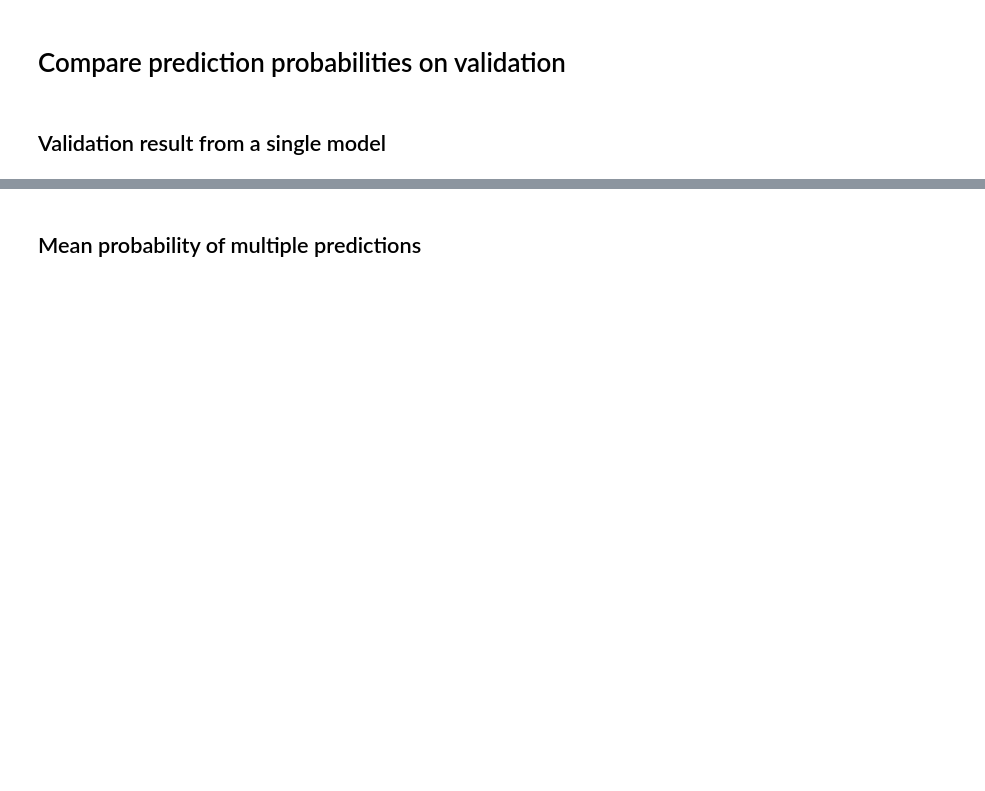
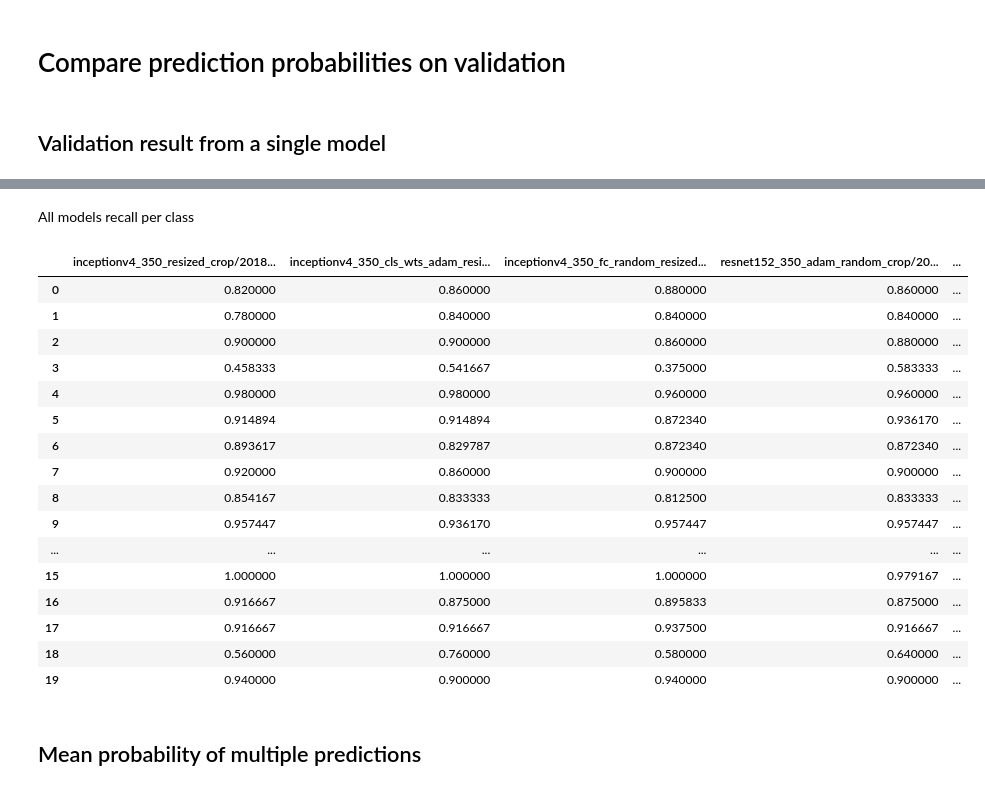
Before and after one commit to vfdev-5/ignite-examples, a Jupyter notebook: classification/imaterialist_challenge_furniture_2018/notebooks/compare_val_probas.ipynb, the cells around one changed output, grey strips where cells are left out. Drawn from its saved outputs; the diff is of its cells as text; code cells hidden in the pictures; blank space fills up the shorter version.

```diff
--- a/classification/imaterialist_challenge_furniture_2018/notebooks/compare_val_probas.ipynb
+++ b/classification/imaterialist_challenge_furniture_2018/notebooks/compare_val_probas.ipynb
@@ -75,3 +110,68 @@ from sklearn.metrics import accuracy_score
+# %% [markdown]
+All models recall per class
+# %%
+prediction_files = [
+    OUTPUT_PATH / "val_probas_inceptionv4_350_resized_crop" / "20180428_1633" / "probas.csv",
+    OUTPUT_PATH / "val_probas_inceptionv4_350_cls_wts_adam_resized_crop" / "20180520_2026" / "probas.csv",
+    OUTPUT_PATH / "val_probas_inceptionv4_350_fc_random_resized_crop" / "20180520_2032" / "probas.csv",
+
+    OUTPUT_PATH / "val_probas_resnet152_350_adam_random_crop" / "20180522_1903" / "probas.csv",
+    OUTPUT_PATH / "val_probas_resnet152_350_adam_random_crop" / "20180522_1905" / "probas.csv",
+
+    OUTPUT_PATH / "val_probas_inceptionresnetv2_350_resized_crop" / "20180428_1622" / "probas.csv",
+    OUTPUT_PATH / "val_probas_inceptionresnetv2_350_weighted_sampler2_resized_crop" / "20180501_1710" / "probas.csv",
+
+    OUTPUT_PATH / "val_probas_nasnetalarge_350_resized_crop" / "20180428_1654" / "probas.csv",
+    OUTPUT_PATH / "val_probas_nasnetalarge_350_random_resized_crop" / "20180514_2232" / "probas.csv",
+    OUTPUT_PATH / "val_probas_nasnetalarge_350_random_resized_crop" / "20180514_2202" / "probas.csv",
+]
+# %%
+names = [f.parent.parent.name[11:] + "/" + f.parent.name for f in prediction_files]
+# %%
+from sklearn.metrics import confusion_matrix, recall_score, precision_score, accuracy_score
+
+
+recalls_df = pd.DataFrame(columns=names + ["mean", ], index=range(128))
+
+for prediction_file, name in zip(prediction_files, names):
+
+    df = pd.read_csv(prediction_file, index_col='id')
+
+    y_probas = df.groupby('id').mean()
+    y_probas = y_probas.loc[y_true.index, :]
+    y_pred = np.argmax(y_probas.values, axis=1)
+
+    recall_per_class = recall_score(y_true, y_pred, average=None)
+    recalls_df.loc[:, name] = recall_per_class
+
+
+dfs = [pd.read_csv(f, index_col='id') for f in prediction_files]
+df_probas = pd.concat(dfs, axis=0)
+y_probas = df_probas.groupby('id').mean()
+y_probas = y_probas.loc[y_true.index, :]
+y_pred = np.argmax(y_probas.values, axis=1)
+
+recalls_df.loc[:, "mean"] = recall_score(y_true, y_pred, average=None)
+# %%
+recalls_df.head(20)
+# %% [output]
+|  | inceptionv4_350_resized_crop/2018... | inceptionv4_350_cls_wts_adam_resi... | inceptionv4_350_fc_random_resized... | resnet152_350_adam_random_crop/20... | ... |
+| 0 | 0.820000 | 0.860000 | 0.880000 | 0.860000 | ... |
+| 1 | 0.780000 | 0.840000 | 0.840000 | 0.840000 | ... |
+| 2 | 0.900000 | 0.900000 | 0.860000 | 0.880000 | ... |
+| 3 | 0.458333 | 0.541667 | 0.375000 | 0.583333 | ... |
+| 4 | 0.980000 | 0.980000 | 0.960000 | 0.960000 | ... |
+| 5 | 0.914894 | 0.914894 | 0.872340 | 0.936170 | ... |
+| 6 | 0.893617 | 0.829787 | 0.872340 | 0.872340 | ... |
+| 7 | 0.920000 | 0.860000 | 0.900000 | 0.900000 | ... |
+| 8 | 0.854167 | 0.833333 | 0.812500 | 0.833333 | ... |
+| 9 | 0.957447 | 0.936170 | 0.957447 | 0.957447 | ... |
+| ... | ... | ... | ... | ... | ... |
+| 15 | 1.000000 | 1.000000 | 1.000000 | 0.979167 | ... |
+| 16 | 0.916667 | 0.875000 | 0.895833 | 0.875000 | ... |
+| 17 | 0.916667 | 0.916667 | 0.937500 | 0.916667 | ... |
+| 18 | 0.560000 | 0.760000 | 0.580000 | 0.640000 | ... |
+| 19 | 0.940000 | 0.900000 | 0.940000 | 0.900000 | ... |
 # %% [markdown]
 ## Mean probability of multiple predictions
 # %%
```
Also changed, not shown: parts of 39 cells of this notebook, 6 other files.
